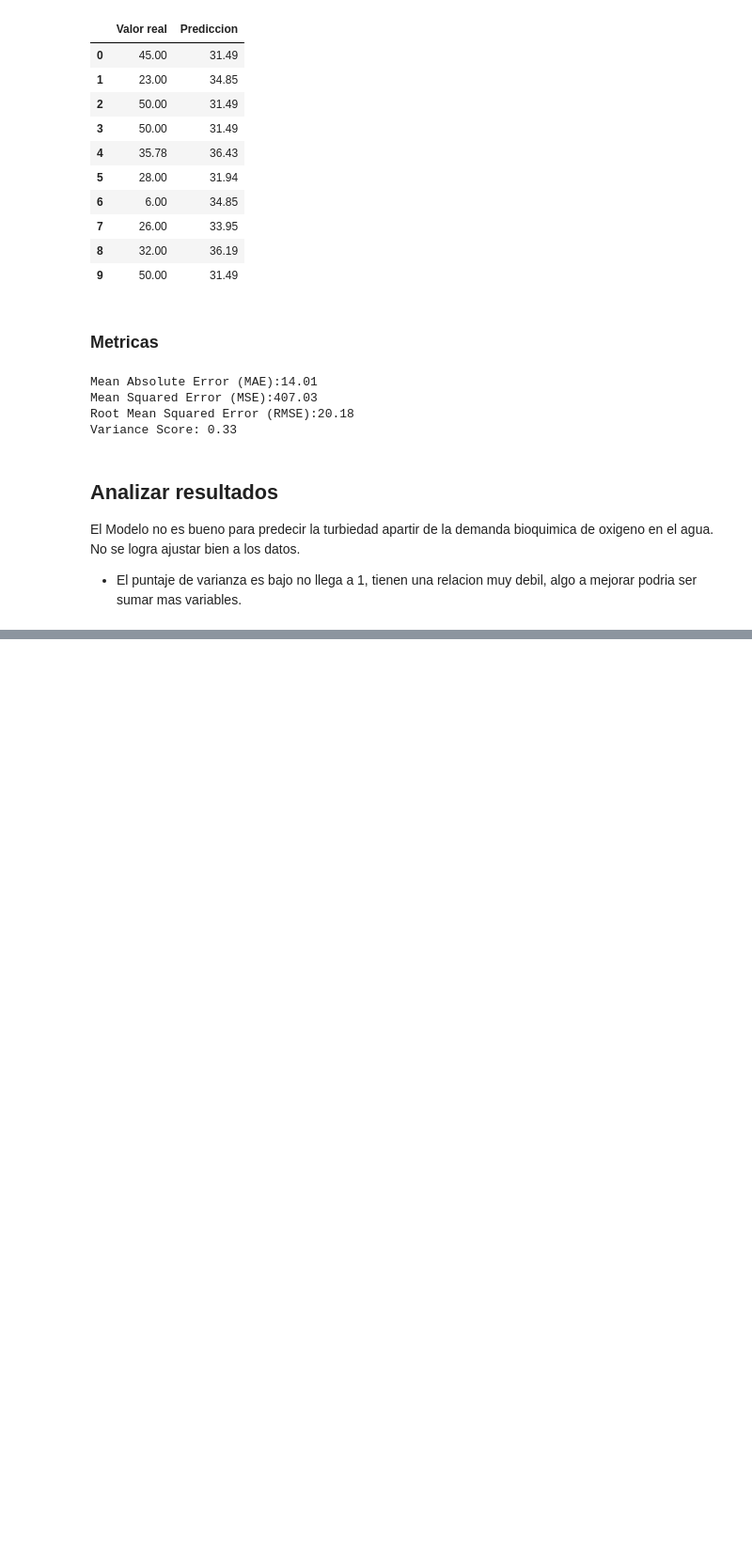
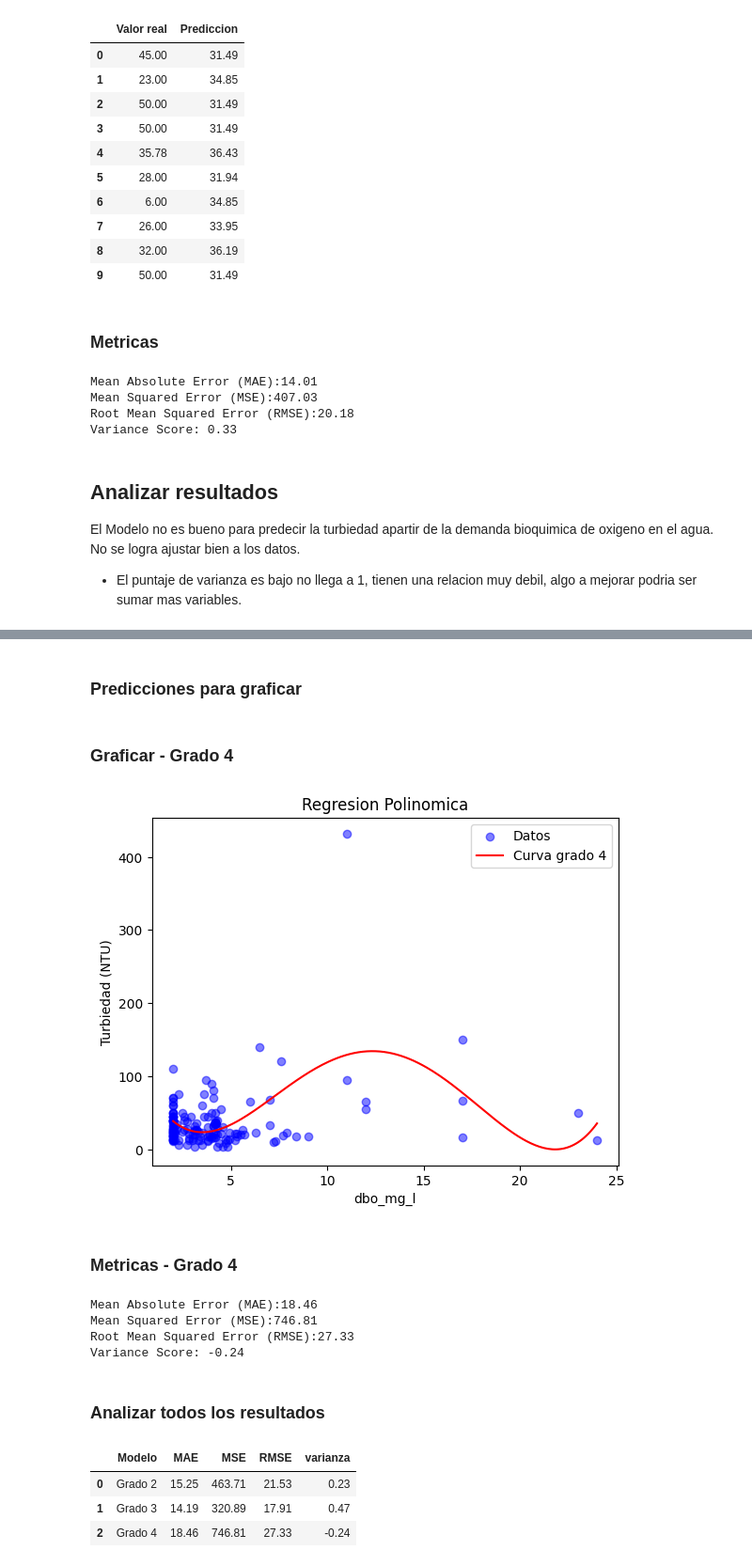
Before and after one commit to bely092/Trabajo_evaluativo_O-G, a Jupyter notebook: TP_FINAL.ipynb, the cells around one changed output, grey strips where cells are left out. Shown at 94% size. Saved outputs shown, nothing was run; the diff lists cells and outputs as text; code cells hidden in the pictures; blank space fills up the shorter version.

```diff
--- a/TP_FINAL.ipynb
+++ b/TP_FINAL.ipynb
@@ -333,0 +748,6 @@ El Modelo no es bueno para predecir la turbiedad apartir de la demanda bioquimic
+# %%
+#transformar los datos de entrenamiento a un polinomio de grado 4
+polinom_4 = PolynomialFeatures(degree=4, include_bias=False)
+x_poli_4 = polinom_4.fit_transform(x_train_p.reshape(-1, 1))
+
+x_poli_4
@@ -333,0 +772,5 @@ El Modelo no es bueno para predecir la turbiedad apartir de la demanda bioquimic
+# %%
+#se crea un objeto de la clase LinearRegression para el modelo polinomico
+#esto se hace porque la regresion polinomica es una regresion lineal sobre las variables transformadas
+modelo_poli4 = LinearRegression()
+modelo_poli4.fit(x_poli_4, y_train_p)
@@ -333,0 +779,4 @@ El Modelo no es bueno para predecir la turbiedad apartir de la demanda bioquimic
+# %%
+#transformar datos de test a grado 4
+x_test_poli4 = polinom_4.fit_transform(x_test_p.reshape(-1, 1))
+x_test_poli4
@@ -333,0 +817,63 @@ El Modelo no es bueno para predecir la turbiedad apartir de la demanda bioquimic
+# %% [markdown]
+### Predicciones para graficar
+# %%
+#cada valor de x_fit se convierte en: x, x^2, x^3, x^4
+x_fit_4 = np.linspace(df_polinomica["dbo_mg_l"].min(), df_polinomica["dbo_mg_l"].max(), 200).reshape(-1,1)
+
+x_fit_poli_4 =polinom_4.transform(x_fit_4)
+#se llama al modelo para generar las predicciones
+y_fit_4 = modelo_poli4.predict(x_fit_poli_4)
+# %% [markdown]
+### Graficar - Grado 4
+# %%
+#con esto se grafican los datos originales y la curva ajustada al modelo
+plt.scatter(x_polinomica, y_polinomica, alpha=0.5, color='b', label='Datos')
+plt.plot(x_fit_4, y_fit_4, color='r', label='Curva grado 4')
+plt.xlabel('dbo_mg_l')
+plt.ylabel('Turbiedad (NTU)')
+plt.title('Regresion Polinomica')
+plt.legend()
+plt.show()
+# %% [output]
+[figure, added]
+# %% [markdown]
+### Metricas - Grado 4
+# %%
+#metricas del modelo polinomico
+y_test_4 = y_test_p
+prediccion_4 = prediccion_poli4
+
+mae_4 = mean_absolute_error(y_test_4, prediccion_4)
+mse_4 = mean_squared_error(y_test_4, prediccion_4)
+rmse_4= np.sqrt(mse_4)
+varianza_4 = r2_score(y_test_4, prediccion_4)
+
+
+print("Mean Absolute Error (MAE):%.2f" % mae_4)
+print("Mean Squared Error (MSE):%.2f" % mse_4)
+print("Root Mean Squared Error (RMSE):%.2f" % rmse_4)
+print("Variance Score: %.2f" % varianza_4)
+# %% [output]
+Mean Absolute Error (MAE):18.46
+Mean Squared Error (MSE):746.81
+Root Mean Squared Error (RMSE):27.33
+Variance Score: -0.24
+# %% [markdown]
+### Analizar todos los resultados
+# %%
+#crear un dataframe con los resultados de los modelos polinomicos
+resultados_datos = pd.DataFrame({
+    'Modelo': ['Grado 2', 'Grado 3', 'Grado 4'],
+    'MAE': [mae_2, mae_3, mae_4],
+    'MSE': [mse_2, mse_3, mse_4],
+    'RMSE': [rmse_2, rmse_3, rmse_4],
+    'varianza': [varianza_2, varianza_3, varianza_4]
+})
+
+resultados_datos = resultados_datos.round(2)
+resultados_datos
+# %% [output]
+|  | Modelo | MAE | MSE | RMSE | varianza |
+| 0 | Grado 2 | 15.25 | 463.71 | 21.53 | 0.23 |
+| 1 | Grado 3 | 14.19 | 320.89 | 17.91 | 0.47 |
+| 2 | Grado 4 | 18.46 | 746.81 | 27.33 | -0.24 |
```
Also changed, not shown: parts of 69 cells of this notebook.
